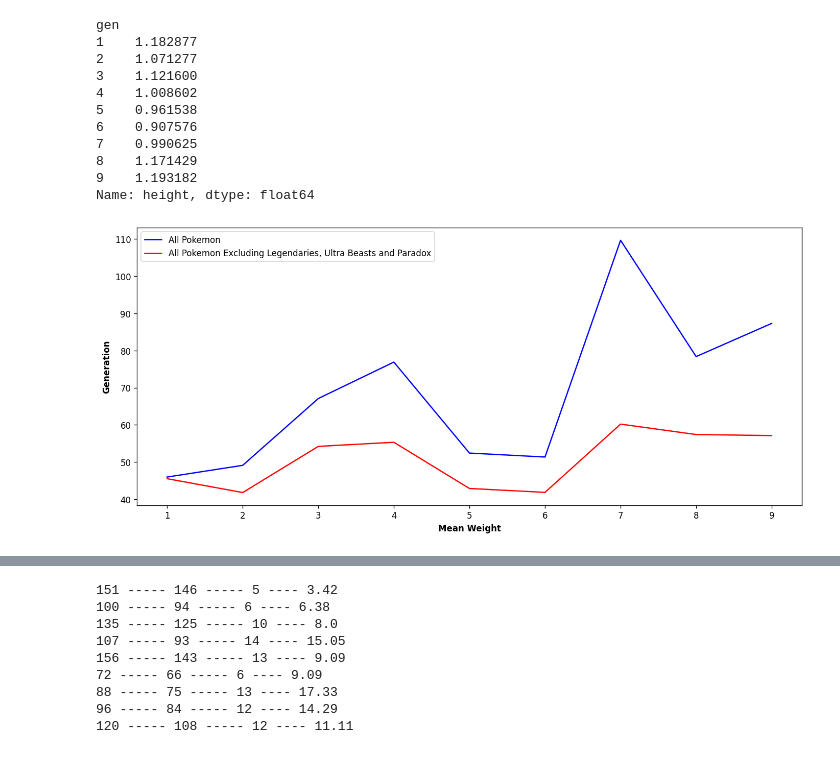
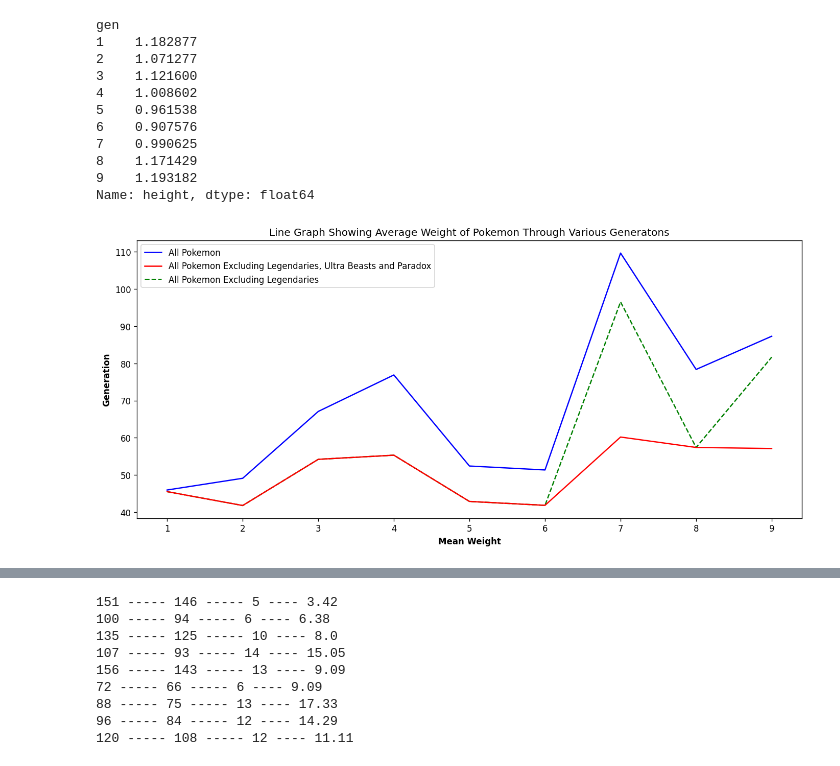
Before and after one commit to Anuroopa12x/Pokemon_Data_Analysis, a Jupyter notebook: Analysing.ipynb, the cells around one changed output, grey strips where cells are left out. Saved outputs shown, nothing was run; the diff lists cells and outputs as text; code cells hidden in the pictures.

```diff
--- a/Analysing.ipynb
+++ b/Analysing.ipynb
@@ -1411,12 +1533,16 @@ Name: height, dtype: float64
 # %%
 plt.figure(dpi = 120, figsize = (14, 6))
 plt.plot(details.groupby("gen")["weight"].mean(), c = "b",
         label = "All Pokemon")
 plt.plot(no_para_ultra_legend.groupby("gen")["weight"].mean(), c = "r",
-        label = "All Pokemon Excluding Legendaries, Ultra Beasts and Paradox")
+        label = "All Pokemon Excluding Legendaries, Ultra Beasts and Paradox", zorder = 10)
+plt.plot(no_legendary.groupby("gen")["weight"].mean(), c = "g",
+        label = "All Pokemon Excluding Legendaries", linestyle = "--")
 plt.legend()
 plt.xlabel("Mean Weight", fontweight = "bold")
 plt.ylabel("Generation", fontweight = "bold")
+plt.title("Line Graph Showing Average Weight of Pokemon Through Various Generatons")
+plt.savefig("/home/user/Desktop/Graphs/weight.png")
 plt.show()
 # %% [output]
-[figure, old version]
+[figure, new version]
```
Also changed, not shown: parts of 27 cells of this notebook.
